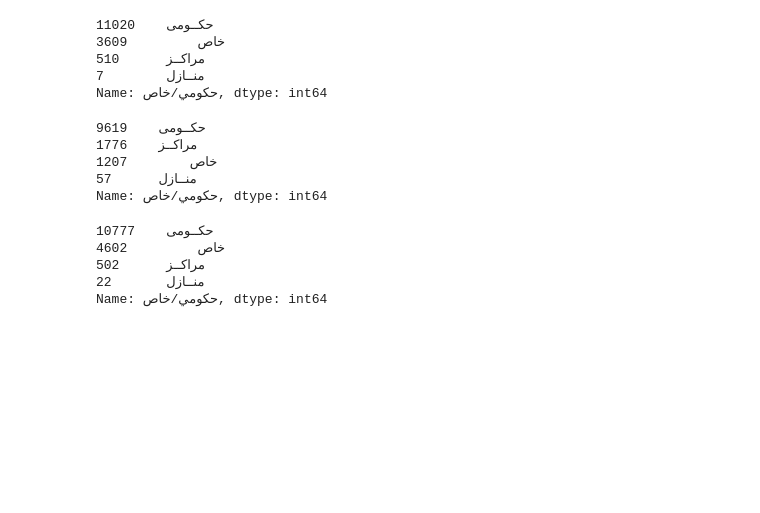
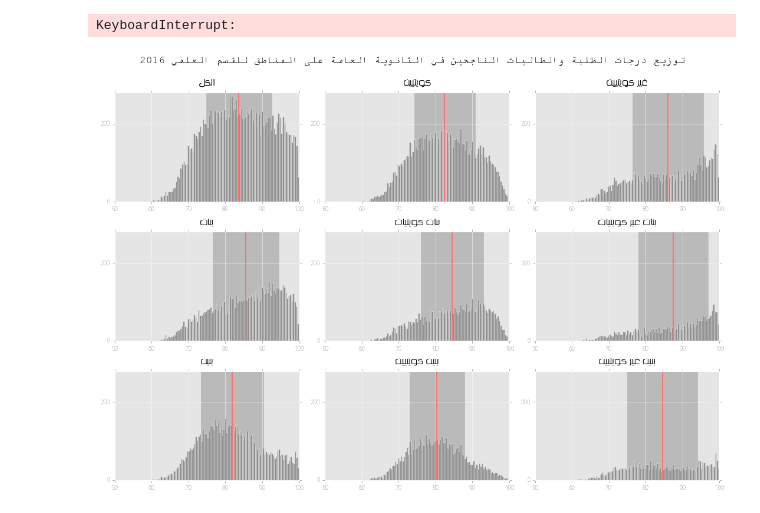
Before and after one commit to alsaibie/KuwaitEDUStats, a Jupyter notebook: DataAnalysis.ipynb, the cells around one changed output. Cells and saved outputs as stored; diff of their text form; code cells hidden in the pictures; blank space fills up the shorter version.

```diff
--- a/DataAnalysis.ipynb
+++ b/DataAnalysis.ipynb
@@ -92,0 +44,14 @@ display(df_2018_stem_female.head(10))
+# %%
+data_set_list = [
+    {'df':pd.DataFrame(), 'year': '2016', 'section': 'STEM', 'ar_label': u'العلمي 2016'},
+    {'df':pd.DataFrame(), 'year': '2016', 'section': 'Humanities',  'ar_label': u'الأدبي 2016'},
+    {'df':pd.DataFrame(), 'year': '2017', 'section': 'STEM',  'ar_label': u'العلمي 2017'},
+    {'df':pd.DataFrame(), 'year': '2017', 'section': 'Humanities',  'ar_label': u'الأدبي 2017'},
+    {'df':pd.DataFrame(), 'year': '2018', 'section': 'STEM',  'ar_label': u'العلمي 2018'},
+    {'df':pd.DataFrame(), 'year': '2018', 'section': 'Humanities',  'ar_label': u'الأدبي 2018'}
+    ]
+
+# TODO: Add to the above list once other data is sorted and cleaned.
+for data_set in data_set_list:
+    # Grab data from source
+    data_set['df'] = pd.read_excel("sorted_data/Master_" + data_set['section'] + "_clean.xlsx", sheet_name=data_set['year'])
@@ -93 +73,8 @@ display(df_2018_stem_female.head(10))
+# %%
+def arabic_text(utext):
+    # A handy Arabic text formatter, make sure to use a supported font.
+    reshaped_text = arabic_reshaper.reshape(utext)
+    return bidialg.get_display(reshaped_text)
+
+color_list =['#ff5656','#796bf9', '#29a0c6','#ff5656', '#e1e2d0','#d6b5dd', '#c9e0b3','#ccb9ca', '#ddbebe']
 # %%
@@ -128,24 +99,24 @@ fig.savefig("Figures/2016histogram.svg", bbox_inches='tight')
-# %%
-df_2018_stem_clean[u'حكومي/خاص'].value_counts()
-# %% [output]
-حكــومى    11020
-خاص         3609
-مراكــز      510
-منــازل        7
-Name: حكومي/خاص, dtype: int64
-# %%
-df_2017_stem_clean[u'حكومي/خاص'].value_counts()
-# %% [output]
-حكــومى    9619
-مراكــز    1776
-خاص        1207
-منــازل      57
-Name: حكومي/خاص, dtype: int64
-# %%
-df_2016_stem_clean[u'حكومي/خاص'].value_counts()
-# %% [output]
-حكــومى    10777
-خاص         4602
-مراكــز      502
-منــازل       22
-Name: حكومي/خاص, dtype: int64
+# %%
+# Gender + Nationality Disection
+for k, data_set in enumerate(data_set_list):
+    # For each data set compose a
+    dissection_list_ = [ [data_set['df'], u'الكل'],
+                         [data_set['df'].loc[data_set['df'][u'الجنسية'] == u'كويتي'], u'كويتيين'],
+                         [data_set['df'].loc[data_set['df'][u'الجنسية'] != u'كويتي'], u'غير كويتيين' ],
+                         [data_set['df'].loc[data_set['df'][u'الجنس'] != u'بنين'], u'بنات'],
+                         [data_set['df'].loc[data_set['df'][u'الجنسية'] == u'كويتي'].loc[data_set['df'][u'الجنس'] != u'بنين'],  u'بنات كويتيات'],
+                         [data_set['df'].loc[data_set['df'][u'الجنسية'] != u'كويتي'].loc[data_set['df'][u'الجنس'] != u'بنين'],  u'بنات غير كويتيات'],
+                         [data_set['df'].loc[data_set['df'][u'الجنس'] == u'بنين'], u'بنين'],
+                         [data_set['df'].loc[data_set['df'][u'الجنسية'] == u'كويتي'].loc[data_set['df'][u'الجنس'] == u'بنين'], u'بنين كويتيين'],
+                         [data_set['df'].loc[data_set['df'][u'الجنسية'] != u'كويتي'].loc[data_set['df'][u'الجنس'] == u'بنين'], u'بنين غير كويتيين']]
+    ncols_ = 3
+    nrows_ = 3
+    fig, axes = plt.subplots(figsize=(15, 10), nrows=nrows_, ncols=ncols_)
+    axes_ = axes.flatten() # flatten axes to easily iterate over
+
+    suptitle_ = arabic_text(u'توزيع درجات الطلبة والطالبات الناجحين في الثانوية العامة على المناطق للقسم ' + data_set['ar_label'] )
+    bissection_type_ = 'Gender_Nationality'
+    plot_dissection_histogram(dissection_list_, data_set['year'], data_set['section'], suptitle_, bissection_type_, color_list[k], fig, axes_)
+# %% [output]
+KeyboardInterrupt:
+[figure, added]
```
Also changed, not shown: parts of 21 cells of this notebook, 30 other files.
